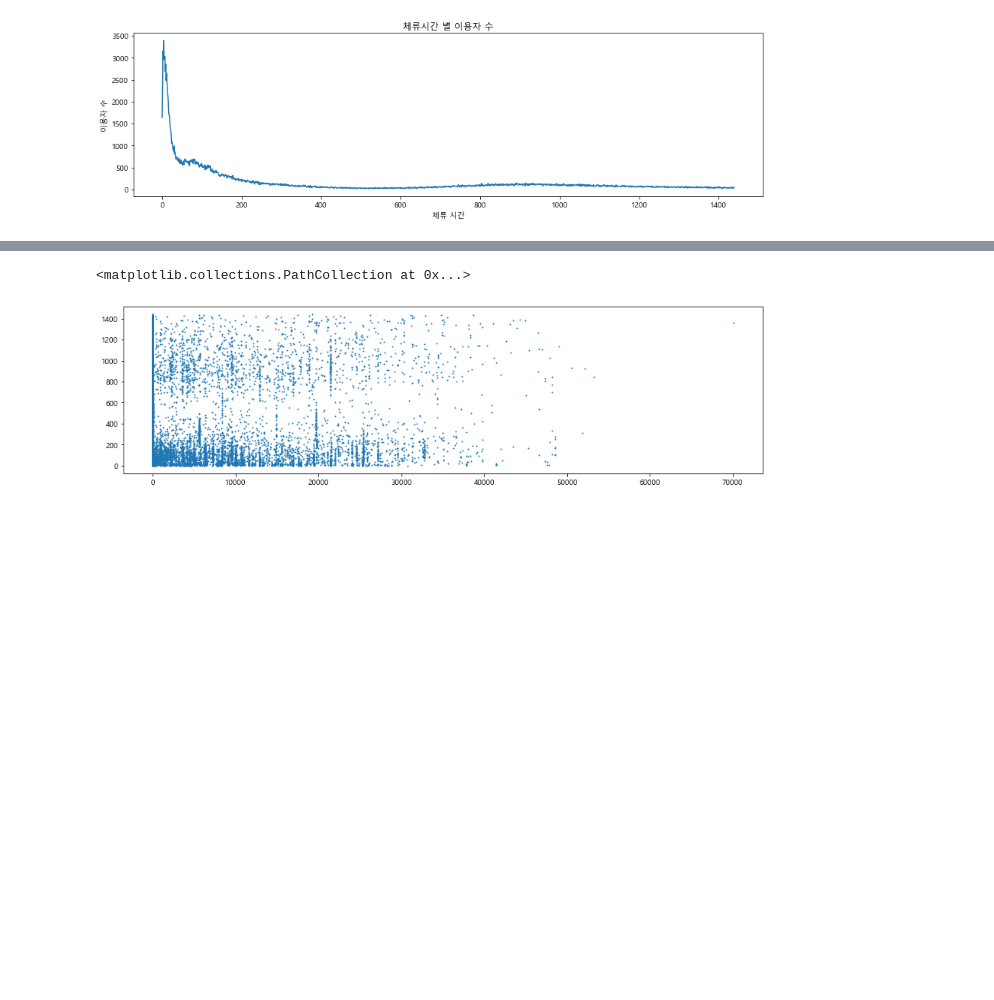
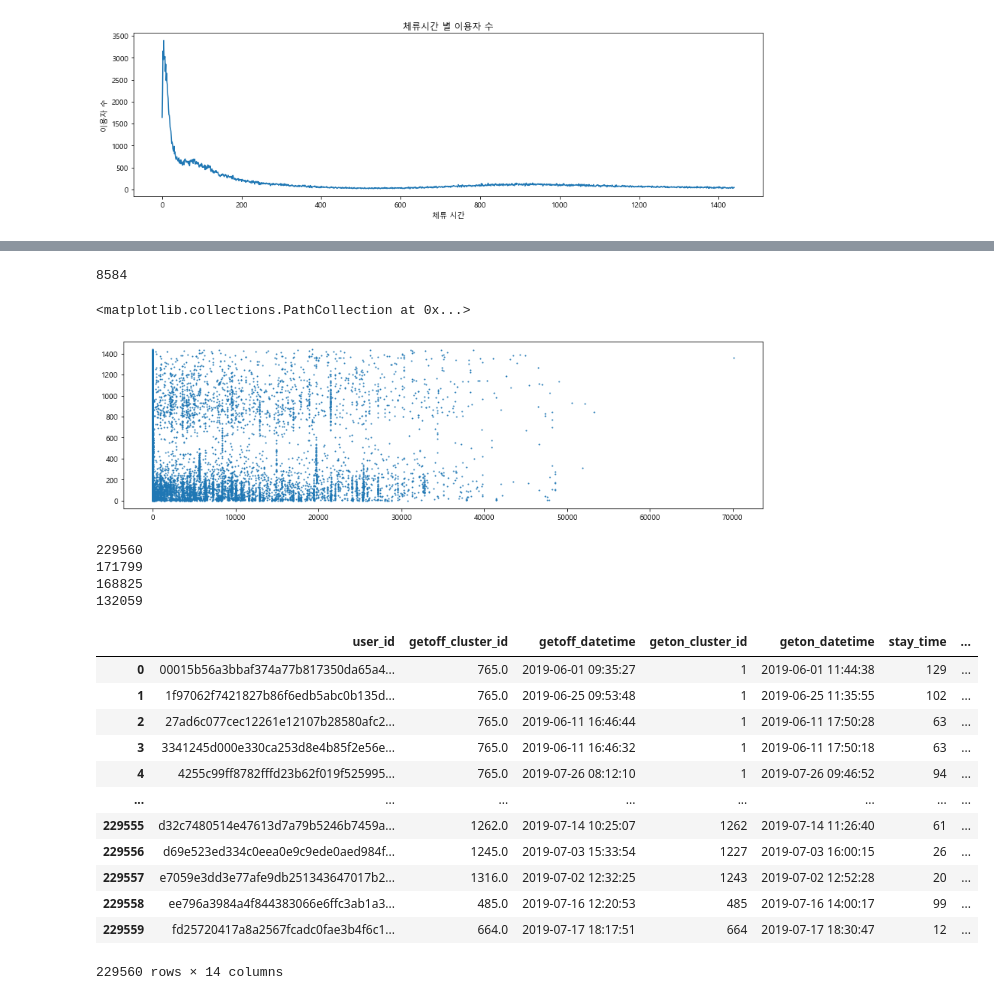
Before and after one commit to hoonisone/2020_jeju-bus-tag_data-analysis, a Jupyter notebook: main/2. 체류시간 분석/1. 군집 별 관광객 체류시간 측정.ipynb, the cells around one changed output, grey strips where cells are left out. Saved outputs shown, nothing was run; the diff lists cells and outputs as text; code cells hidden in the pictures; blank space fills up the shorter version.

Commit message:
stay area

```diff
--- a/main/2. 체류시간 분석/1. 군집 별 관광객 체류시간 측정.ipynb
+++ b/main/2. 체류시간 분석/1. 군집 별 관광객 체류시간 측정.ipynb
@@ -134,8 +120,42 @@ a = tourist_walk_df[['stay_time', 'distance', 'num']].groupby(by=['stay_time', '
 # %%
+
+
 b = a[a['num']>=3]
+print(len(b))
 x = b['distance']
 y = b['stay_time']
 plt.scatter(x, y, s=1)
 # %% [output]
-<matplotlib.collections.PathCollection at 0x...>
+8584
+<matplotlib.collections.PathCollection at 0x...>
 [figure]
+# %%
+a = tourist_walk_df
+print(len(a))
+b = a[a['distance'] < 10000]
+print(len(b))
+c = a[a['stay_time'] < 600]
+print(len(c))
+bc = b[a['stay_time'] < 600]
+print(len(bc))
+# %% [output]
+229560
+171799
+168825
+132059
+# %%
+tourist_walk_df
+# %% [output]
+|  | user_id | getoff_cluster_id | getoff_datetime | geton_cluster_id | geton_datetime | stay_time | ... |
+| 0 | 00015b56a3bbaf374a77b817350da65a4... | 765.0 | 2019-06-01 09:35:27 | 1 | 2019-06-01 11:44:38 | 129 | ... |
+| 1 | 1f97062f7421827b86f6edb5abc0b135d... | 765.0 | 2019-06-25 09:53:48 | 1 | 2019-06-25 11:35:55 | 102 | ... |
+| 2 | 27ad6c077cec12261e12107b28580afc2... | 765.0 | 2019-06-11 16:46:44 | 1 | 2019-06-11 17:50:28 | 63 | ... |
+| 3 | 3341245d000e330ca253d8e4b85f2e56e... | 765.0 | 2019-06-11 16:46:32 | 1 | 2019-06-11 17:50:18 | 63 | ... |
+| 4 | 4255c99ff8782fffd23b62f019f525995... | 765.0 | 2019-07-26 08:12:10 | 1 | 2019-07-26 09:46:52 | 94 | ... |
+| ... | ... | ... | ... | ... | ... | ... | ... |
+| 229555 | d32c7480514e47613d7a79b5246b7459a... | 1262.0 | 2019-07-14 10:25:07 | 1262 | 2019-07-14 11:26:40 | 61 | ... |
+| 229556 | d69e523ed334c0eea0e9c9ede0aed984f... | 1245.0 | 2019-07-03 15:33:54 | 1227 | 2019-07-03 16:00:15 | 26 | ... |
+| 229557 | e7059e3dd3e77afe9db251343647017b2... | 1316.0 | 2019-07-02 12:32:25 | 1243 | 2019-07-02 12:52:28 | 20 | ... |
+| 229558 | ee796a3984a4f844383066e6ffc3ab1a3... | 485.0 | 2019-07-16 12:20:53 | 485 | 2019-07-16 14:00:17 | 99 | ... |
+| 229559 | fd25720417a8a2567fcadc0fae3b4f6c1... | 664.0 | 2019-07-17 18:17:51 | 664 | 2019-07-17 18:30:47 | 12 | ... |
+229560 rows × 14 columns
```
Also changed, not shown: parts of 7 cells of this notebook, 1 other file.
